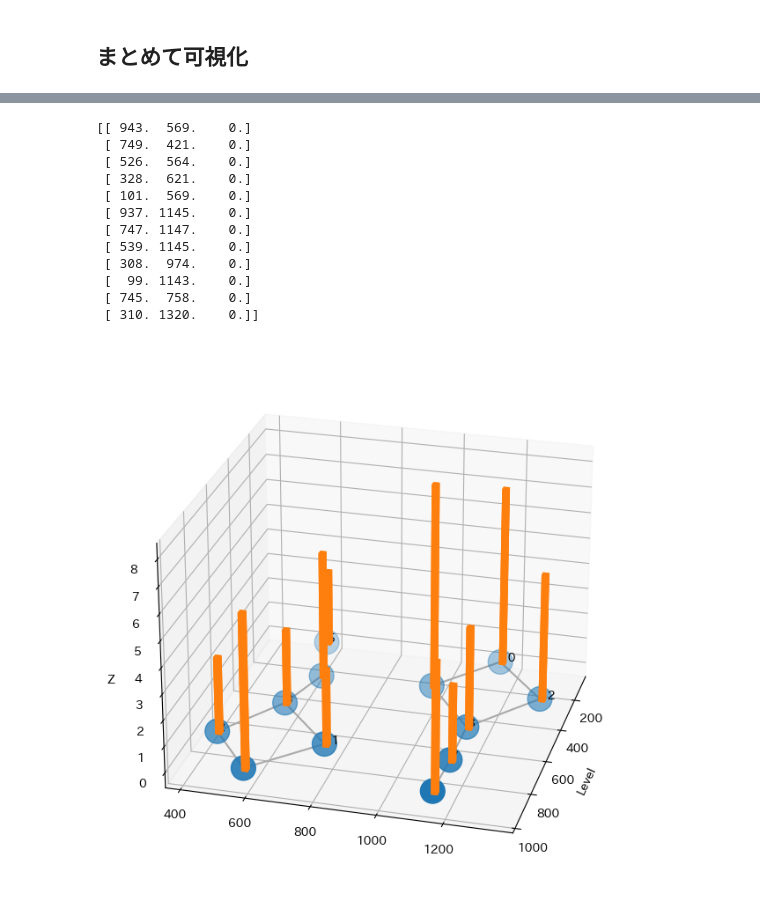
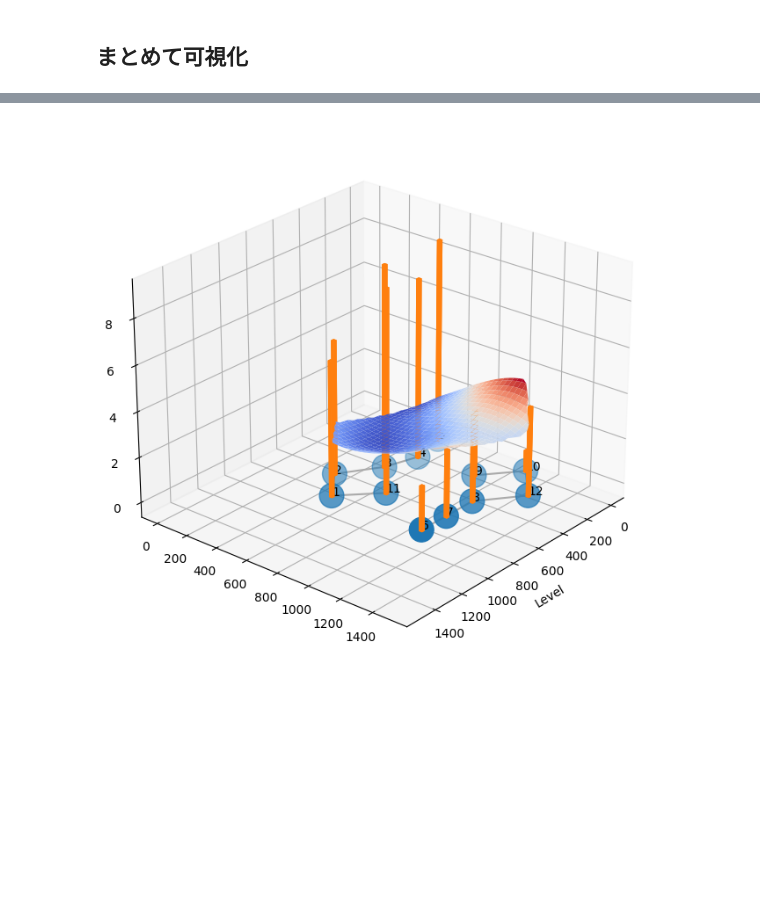
Before and after one commit to sophiaBuss0410/lab, a Jupyter notebook: 3d_vis_try.ipynb, the cells around one changed output, grey strips where cells are left out. Cells and saved outputs as stored; diff of their text form; code cells hidden in the pictures; blank space fills up the shorter version.

```diff
--- a/3d_vis_try.ipynb
+++ b/3d_vis_try.ipynb
@@ -62,9 +63,9 @@ print(pointx, pointy)
 # %% [output]
 421.000009906229 748.9999992179993
 # %%
-lst = [[nodes[i]['id'], nodes[i]['fT'], nodes[i]['pos']['x'], -nodes[i]['pos']['y']] for i in range(len(nodes))]
+lst = [[nodes[i]['id'], nodes[i]['fT'], nodes[i]['pos']['y'], nodes[i]['pos']['x']] for i in range(len(nodes))]
 lst[:2]
-df = pd.DataFrame(lst, columns =['id', 'fT',  'x', 'y'], dtype = float)
+df = pd.DataFrame(lst, columns =['id', 'fT', 'x', 'y'])
 df
 # %% [output]
 |  | id | fT | x | y |
@@ -83,5 +83,0 @@ df
-# %%
-lst = [[nodes[i]['id'], nodes[i]['fT'], nodes[i]['pos']['y'], nodes[i]['pos']['x']] for i in range(len(nodes))]
-lst[:2]
-df = pd.DataFrame(lst, columns =['id', 'fT',  'x', 'y'], dtype = float)
-df
@@ -122,0 +128,4 @@ df
+# %%
+N = df["num"].sum()
+df["pot"] = -np.log(df["num"]/N)
+df
@@ -232,5 +341,11 @@ plt.show()
 # %% [markdown]
 ## まとめて可視化
+# %%
+# エッジリストの作成
+rels = []
+
+for i in range(len(arr)):
+  rels.append([arr[i]["i1"], arr[i]["i2"]])
 # %%
 G = nx.Graph()
 G.add_edges_from(rels)
@@ -251,10 +366,13 @@ plt.show()
 from mpl_toolkits.mplot3d import Axes3D
 %matplotlib inline
 
+G = nx.Graph()
+G.add_edges_from(rels)
+
 pos = {df["id"][i] : np.array([df["x"][i], df["y"][i], 0], dtype=np.float32) for i in range(len(df))}
 # print(pos)
 pos_ary = np.array([pos[n] for n in G])
-print(pos_ary)
+# print(pos_ary)
 
 # set up the figure and axes
 fig = plt.figure(figsize=(8, 8))
@@ -269,44 +387,49 @@ ax2.scatter(
 
 # ノードにラベルを表示する
 for n in G.nodes:
     ax2.text(*pos[n], n)
 
 # エッジの表示
 for e in G.edges:
     node0_pos = pos[e[0]]
     node1_pos = pos[e[1]]
     xx = [node0_pos[0], node1_pos[0]]
     yy = [node0_pos[1], node1_pos[1]]
     zz = [node0_pos[2], node1_pos[2]]
     ax2.plot(xx, yy, zz, c="#aaaaaa")
 
 # bar graph code
 x, y, z = df["x"], df["y"], df["num"]
 # print(x, y, z)
 top = z
 bottom = np.zeros_like(top)
 width = 20
 depth = 20
 ax2.bar3d(x, y, bottom, width, depth, top, shade=False)
 # ax2.set_title('支持者数')
-ax2.view_init(elev= 25, azim=15, roll=0)
+
+# surface plot code
+X, Y, Z = df["x"], df["y"], df["pot"]
+
+points = np.array([X, Y]).T
+
+# create a grid of coordinates between the minimum and
+# maximum of your X and Y. 50j indicates 50 discretization
+# points between the minimum and maximum.
+X_grid, Y_grid = np.mgrid[1:1500:100j, 1:1500:100j]
+# interpolate your values on the grid defined above
+Z_grid = griddata(points, Z, (X_grid, Y_grid), method='cubic')
+
+ax2.plot_surface(X_grid, Y_grid, Z_grid, cmap=cm.coolwarm,
+                       linewidth=0, antialiased=True)
+
+ax2.view_init(elev= 25, azim=40, roll=0)
 
 ax2.set_xlabel('Level')
 # ax2.set_ylabel('Y Label')
 ax2.set_zlabel('Z')
 
+plt.savefig("bs_rs_try_0418.png")
 plt.show()
 # %% [output]
-[[ 943.  569.    0.]
- [ 749.  421.    0.]
- [ 526.  564.    0.]
- [ 328.  621.    0.]
- [ 101.  569.    0.]
- [ 937. 1145.    0.]
- [ 747. 1147.    0.]
- [ 539. 1145.    0.]
- [ 308.  974.    0.]
- [  99. 1143.    0.]
- [ 745.  758.    0.]
- [ 310. 1320.    0.]]
-[figure, old version]
+[figure, new version]
```
Also changed, not shown: parts of 17 cells of this notebook, 2 other files.
